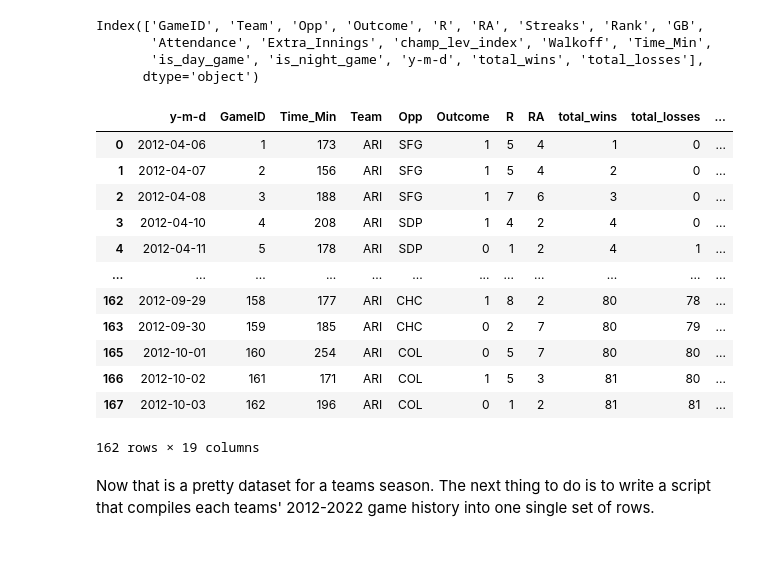
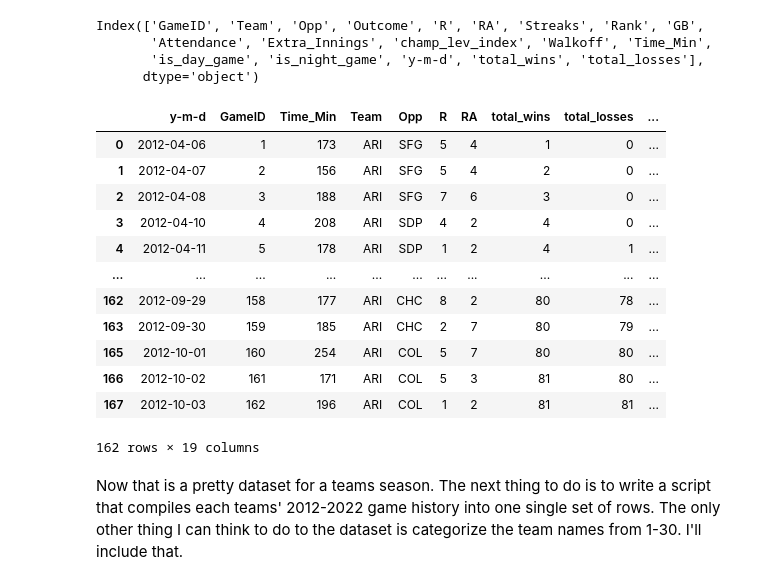
Before and after one commit to JakeSutton19/MLB-Game-Prediction, a Jupyter notebook: Team_Schedule_Processing.ipynb, the cells around one changed output. Drawn from its saved outputs; the diff is of its cells as text; code cells hidden in the pictures; blank space fills up the shorter version.

```diff
--- a/Team_Schedule_Processing.ipynb
+++ b/Team_Schedule_Processing.ipynb
@@ -570,23 +570,23 @@ Index(['GameID', 'Team', 'Opp', 'Outcome', 'R', 'RA', 'Streaks', 'Rank', 'GB',
        'is_day_game', 'is_night_game', 'y-m-d', 'total_wins', 'total_losses'],
       dtype='object')
 # %%
-test_df = test_df[['y-m-d', 'GameID',  'Time_Min', 'Team', 'Opp', 'Outcome', 'R', 'RA', 'total_wins', 'total_losses',
-                   'Extra_Innings', 'Walkoff', 'Streaks', 'Rank', 'GB', 'Attendance', 'champ_lev_index', 'is_day_game', 'is_night_game']]
+test_df = test_df[['y-m-d', 'GameID',  'Time_Min', 'Team', 'Opp', 'R', 'RA', 'total_wins', 'total_losses',
+                   'Extra_Innings', 'Walkoff', 'Streaks', 'Rank', 'GB', 'Attendance', 'champ_lev_index', 'is_day_game', 'is_night_game', 'Outcome']]
 test_df
 # %% [output]
-|  | y-m-d | GameID | Time_Min | Team | Opp | Outcome | R | RA | total_wins | total_losses | ... |
-| 0 | 2012-04-06 | 1 | 173 | ARI | SFG | 1 | 5 | 4 | 1 | 0 | ... |
-| 1 | 2012-04-07 | 2 | 156 | ARI | SFG | 1 | 5 | 4 | 2 | 0 | ... |
-| 2 | 2012-04-08 | 3 | 188 | ARI | SFG | 1 | 7 | 6 | 3 | 0 | ... |
-| 3 | 2012-04-10 | 4 | 208 | ARI | SDP | 1 | 4 | 2 | 4 | 0 | ... |
-| 4 | 2012-04-11 | 5 | 178 | ARI | SDP | 0 | 1 | 2 | 4 | 1 | ... |
-| ... | ... | ... | ... | ... | ... | ... | ... | ... | ... | ... | ... |
-| 162 | 2012-09-29 | 158 | 177 | ARI | CHC | 1 | 8 | 2 | 80 | 78 | ... |
-| 163 | 2012-09-30 | 159 | 185 | ARI | CHC | 0 | 2 | 7 | 80 | 79 | ... |
-| 165 | 2012-10-01 | 160 | 254 | ARI | COL | 0 | 5 | 7 | 80 | 80 | ... |
-| 166 | 2012-10-02 | 161 | 171 | ARI | COL | 1 | 5 | 3 | 81 | 80 | ... |
-| 167 | 2012-10-03 | 162 | 196 | ARI | COL | 0 | 1 | 2 | 81 | 81 | ... |
+|  | y-m-d | GameID | Time_Min | Team | Opp | R | RA | total_wins | total_losses | ... |
+| 0 | 2012-04-06 | 1 | 173 | ARI | SFG | 5 | 4 | 1 | 0 | ... |
+| 1 | 2012-04-07 | 2 | 156 | ARI | SFG | 5 | 4 | 2 | 0 | ... |
+| 2 | 2012-04-08 | 3 | 188 | ARI | SFG | 7 | 6 | 3 | 0 | ... |
+| 3 | 2012-04-10 | 4 | 208 | ARI | SDP | 4 | 2 | 4 | 0 | ... |
+| 4 | 2012-04-11 | 5 | 178 | ARI | SDP | 1 | 2 | 4 | 1 | ... |
+| ... | ... | ... | ... | ... | ... | ... | ... | ... | ... | ... |
+| 162 | 2012-09-29 | 158 | 177 | ARI | CHC | 8 | 2 | 80 | 78 | ... |
+| 163 | 2012-09-30 | 159 | 185 | ARI | CHC | 2 | 7 | 80 | 79 | ... |
+| 165 | 2012-10-01 | 160 | 254 | ARI | COL | 5 | 7 | 80 | 80 | ... |
+| 166 | 2012-10-02 | 161 | 171 | ARI | COL | 5 | 3 | 81 | 80 | ... |
+| 167 | 2012-10-03 | 162 | 196 | ARI | COL | 1 | 2 | 81 | 81 | ... |
 162 rows × 19 columns
 # %% [markdown]
-Now that is a pretty dataset for a teams season. The next thing to do is to write a script that compiles each teams' 2012-2022 game history into one single set of rows.
+Now that is a pretty dataset for a teams season. The next thing to do is to write a script that compiles each teams' 2012-2022 game history into one single set of rows. The only other thing I can think to do to the dataset is categorize the team names from 1-30. I'll include that.
 # %%
```
Also changed, not shown: parts of 6 cells of this notebook.
